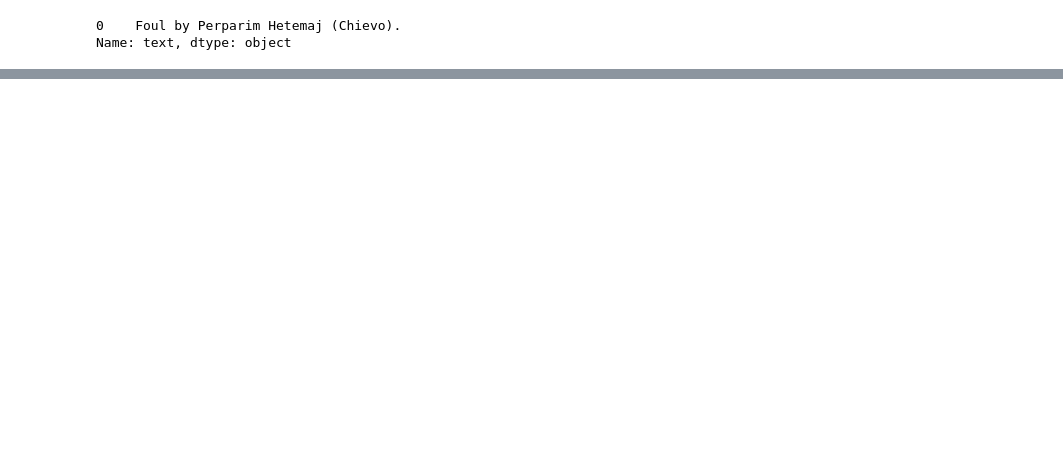
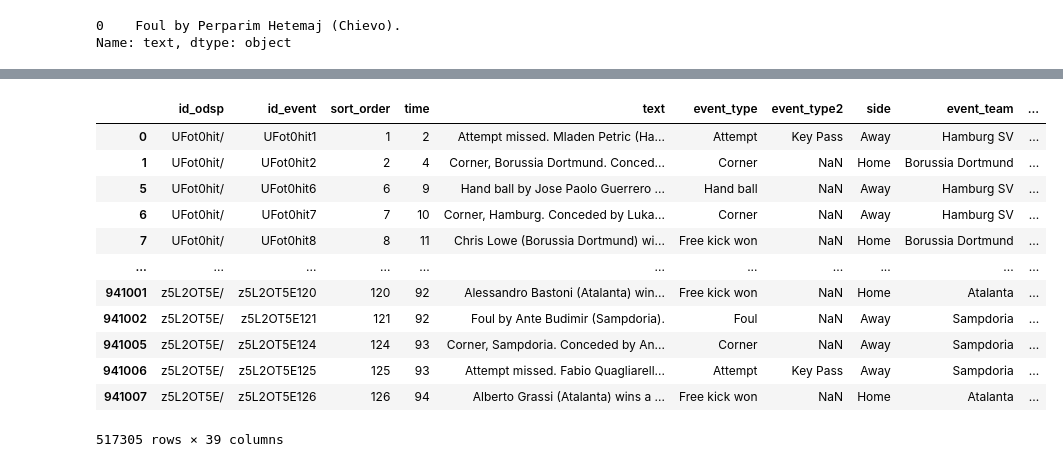
Before and after one commit to asif256000/realistic_football_commentary_generator, a Jupyter notebook: src/data_analysis.ipynb, the cells around one changed output, grey strips where cells are left out. Saved outputs shown, nothing was run; the diff lists cells and outputs as text; code cells hidden in the pictures; blank space fills up the shorter version.

Commit message:
Filtered df to where `text` appeared less than 10 times only

```diff
--- a/src/data_analysis.ipynb
+++ b/src/data_analysis.ipynb
@@ -211 +229,22 @@ Foul by Bostjan Cesar (Chievo).
 Name: count, dtype: int64
+# %%
+value_counts = combined_data["text"].value_counts()
+filtered_ixs = value_counts[value_counts < 10].index
+# %%
+filtered_combined_data = combined_data[combined_data["text"].isin(filtered_ixs)]
+# %%
+filtered_combined_data
+# %% [output]
+|  | id_odsp | id_event | sort_order | time | text | event_type | event_type2 | side | event_team | ... |
+| 0 | UFot0hit/ | UFot0hit1 | 1 | 2 | Attempt missed. Mladen Petric (Ha... | Attempt | Key Pass | Away | Hamburg SV | ... |
+| 1 | UFot0hit/ | UFot0hit2 | 2 | 4 | Corner, Borussia Dortmund. Conced... | Corner | NaN | Home | Borussia Dortmund | ... |
+| 5 | UFot0hit/ | UFot0hit6 | 6 | 9 | Hand ball by Jose Paolo Guerrero ... | Hand ball | NaN | Away | Hamburg SV | ... |
+| 6 | UFot0hit/ | UFot0hit7 | 7 | 10 | Corner, Hamburg. Conceded by Luka... | Corner | NaN | Away | Hamburg SV | ... |
+| 7 | UFot0hit/ | UFot0hit8 | 8 | 11 | Chris Lowe (Borussia Dortmund) wi... | Free kick won | NaN | Home | Borussia Dortmund | ... |
+| ... | ... | ... | ... | ... | ... | ... | ... | ... | ... | ... |
+| 941001 | z5L2OT5E/ | z5L2OT5E120 | 120 | 92 | Alessandro Bastoni (Atalanta) win... | Free kick won | NaN | Home | Atalanta | ... |
+| 941002 | z5L2OT5E/ | z5L2OT5E121 | 121 | 92 | Foul by Ante Budimir (Sampdoria). | Foul | NaN | Away | Sampdoria | ... |
+| 941005 | z5L2OT5E/ | z5L2OT5E124 | 124 | 93 | Corner, Sampdoria. Conceded by An... | Corner | NaN | Away | Sampdoria | ... |
+| 941006 | z5L2OT5E/ | z5L2OT5E125 | 125 | 93 | Attempt missed. Fabio Quagliarell... | Attempt | Key Pass | Away | Sampdoria | ... |
+| 941007 | z5L2OT5E/ | z5L2OT5E126 | 126 | 94 | Alberto Grassi (Atalanta) wins a ... | Free kick won | NaN | Home | Atalanta | ... |
+517305 rows × 39 columns
```
Also changed, not shown: parts of 3 cells of this notebook.
